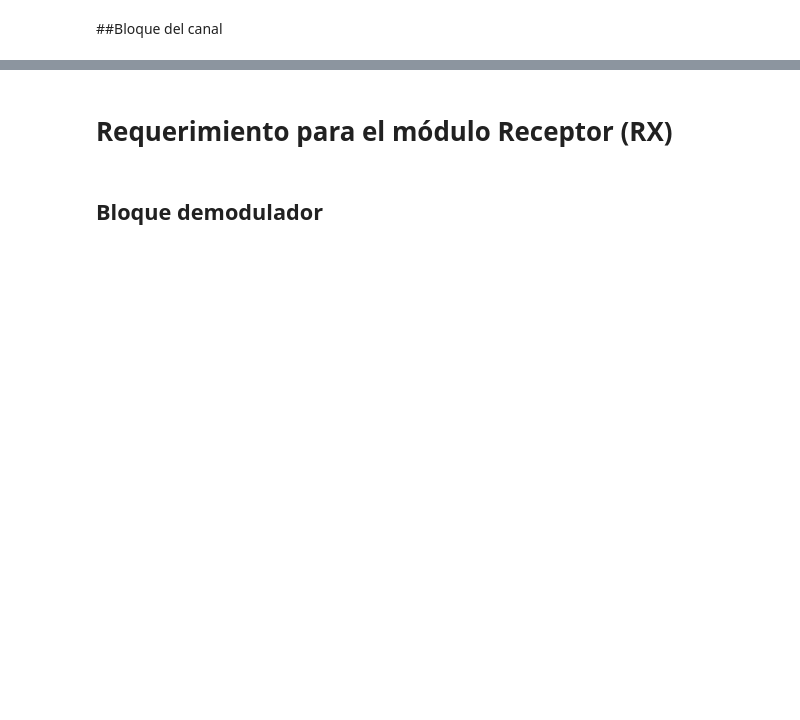
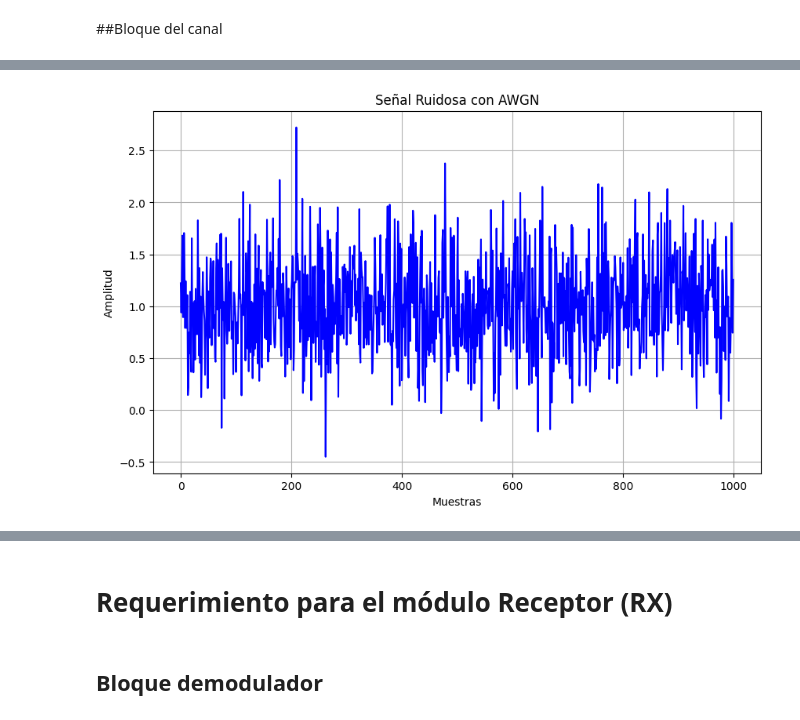
Before and after one commit to Jeremy185/grupo3_TCE_2024, a Jupyter notebook: Proyecto_TCE/Jupyter/proyecto_comu.ipynb, the cells around one changed output, grey strips where cells are left out. Drawn from its saved outputs; the diff is of its cells as text; code cells hidden in the pictures; blank space fills up the shorter version.

```diff
--- a/Proyecto_TCE/Jupyter/proyecto_comu.ipynb
+++ b/Proyecto_TCE/Jupyter/proyecto_comu.ipynb
@@ -400,0 +486,36 @@ Por lo tanto dependiendo del código Hamming que se desee utilizar es mejor o no
+# %%
+import numpy as np
+import matplotlib.pyplot as plt
+
+def awgn_channel(signal_power, noise_power, num_samples):
+    # Genera la señal ruidosa utilizando el método de Box-Muller
+    noise_std = np.sqrt(noise_power)
+    noise = noise_std * np.random.randn(num_samples)
+    noisy_signal = signal_power + noise
+    return noisy_signal
+
+def main():
+    # Parámetros del canal
+    signal_power = 1.0  # Potencia de la señal
+    noise_power = 0.2  # Potencia del ruido
+    num_samples = 1000  # Número de muestras
+
+    # Configuración de la semilla para reproducibilidad
+    np.random.seed(42)
+
+    # Genera la señal ruidosa utilizando el canal AWGN
+    noisy_signal = awgn_channel(signal_power, noise_power, num_samples)
+
+    # Grafica la señal ruidosa
+    plt.figure(figsize=(10, 6))
+    plt.plot(noisy_signal, color='blue')
+    plt.title('Señal Ruidosa con AWGN')
+    plt.xlabel('Muestras')
+    plt.ylabel('Amplitud')
+    plt.grid(True)
+    plt.show()
+
+if __name__ == "__main__":
+    main()
+# %% [output]
+[figure, added]
```
Also changed, not shown: parts of 12 cells of this notebook.
